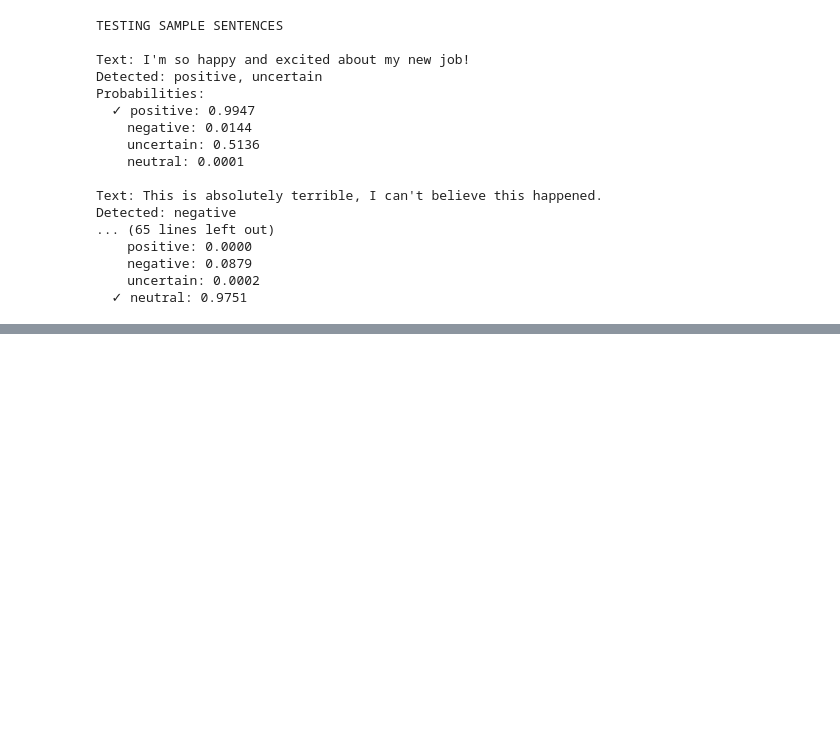
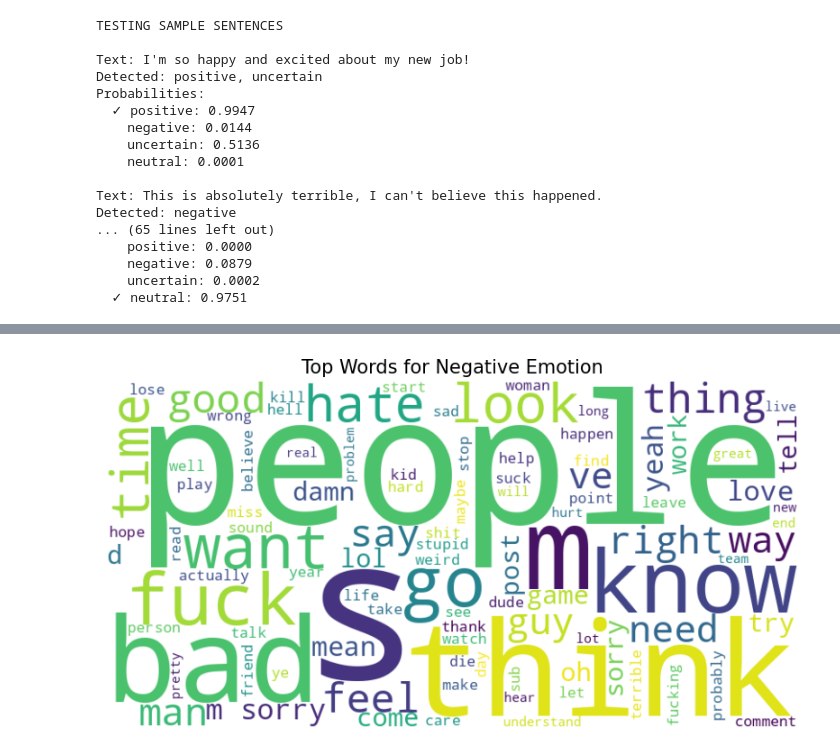
Before and after one commit to SydAt1/Emotion_Detection_AML, a Jupyter notebook: retraining_LSTM.ipynb, the cells around one changed output, grey strips where cells are left out. Cells and saved outputs as stored; diff of their text form; code cells hidden in the pictures; blank space fills up the shorter version.

```diff
--- a/retraining_LSTM.ipynb
+++ b/retraining_LSTM.ipynb
@@ -521,0 +609,4 @@ Detected: negative
+# %%
+generate_emotion_wordcloud(df, 'negative')
+# %% [output]
+[figure, added]
```
Also changed, not shown: parts of 16 cells of this notebook.
